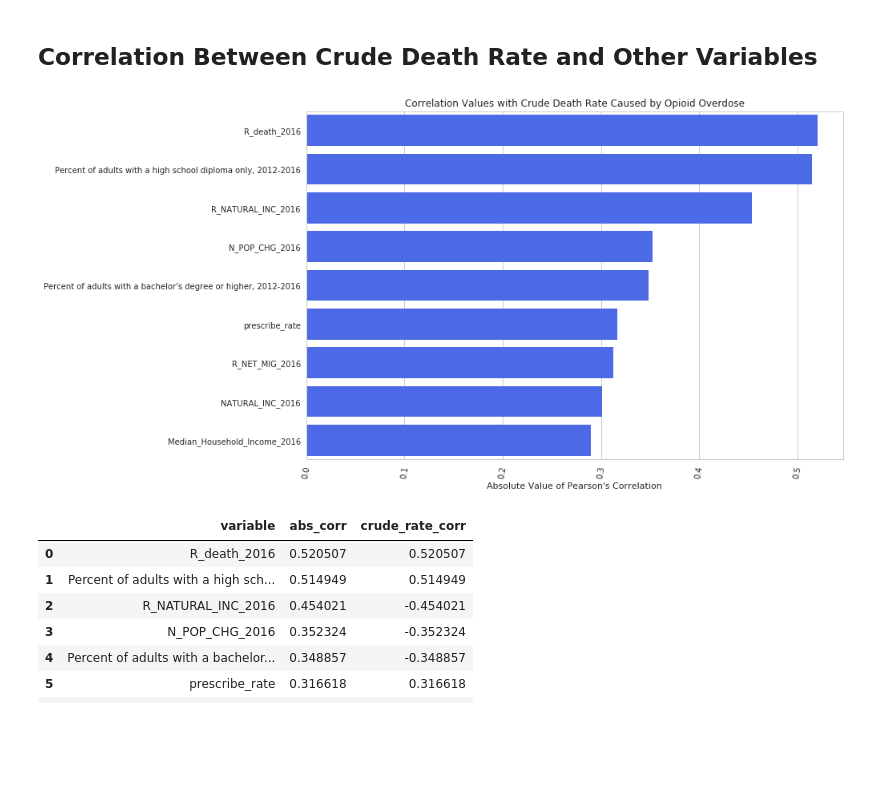
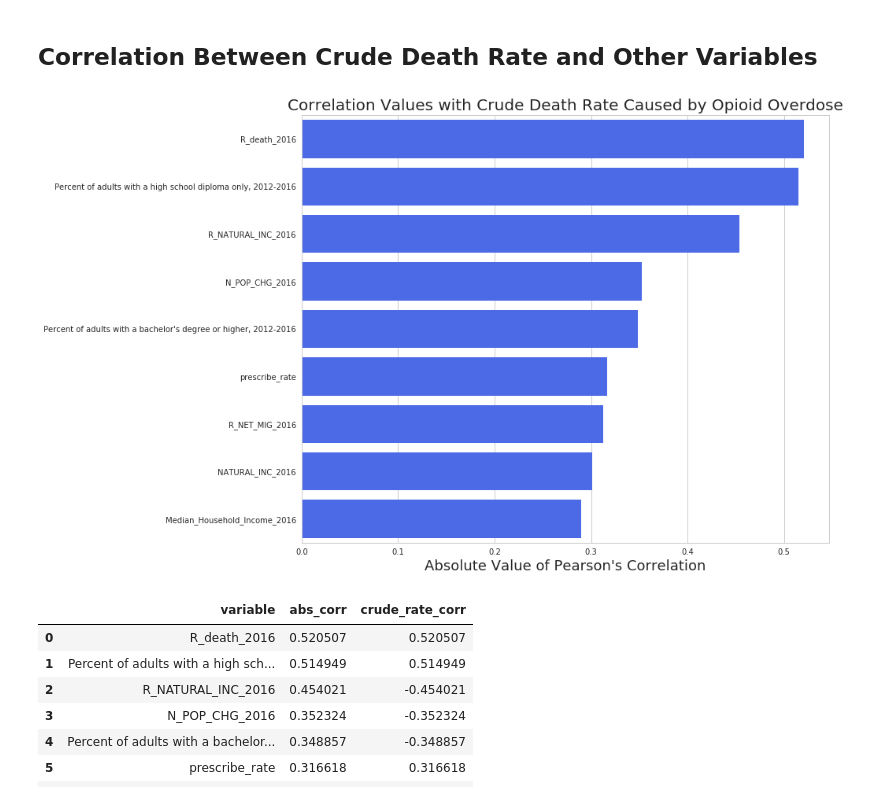
Before and after one commit to danielhanbitlee/Springboard, a Jupyter notebook: capstone_project/data_storytelling.ipynb, the cells around one changed output. Cells and saved outputs as stored; diff of their text form; code cells hidden in the pictures; blank space fills up the shorter version.

```diff
--- a/capstone_project/data_storytelling.ipynb
+++ b/capstone_project/data_storytelling.ipynb
@@ -274,7 +274,7 @@ merged_filtered = merged_noCI.loc[:, ['fips_code', 'population', 'crude_rate', '
 ### Distribution of County's Crude Death Rate Caused By Opioid Overdose 2016
 # %%
 # resize figures
-plt.rcParams['figure.figsize'] = [12, 8]
+plt.rcParams['figure.figsize'] = [12, 10]
 
 # Cut the window in 2 parts
 f, (ax_box, ax_hist) = plt.subplots(2, sharex=True, gridspec_kw={"height_ratios": (.15, .85)})
@@ -282,10 +282,11 @@ f, (ax_box, ax_hist) = plt.subplots(2, sharex=True, gridspec_kw={"height_ratios"
 # Add a graph in each part
 sns.boxplot(merged_filtered['crude_rate'], ax=ax_box)
 sns.distplot(merged_filtered['crude_rate'], ax=ax_hist)
-plt.ylabel('Rate of Death Per 100,000 People')
+plt.ylabel('Density', fontsize = 20)
+plt.xlabel('Crude Rate of Death per 100,000 People', fontsize = 20)
 
 # Remove x axis name for the boxplot
-ax_box.set(xlabel='')
-ax_box.set(title = "Density Plot, Histogram, and Boxplot of County's Crude Death Rate Caused By Opioid Addiction")
+ax_box.set_xlabel('')
+ax_box.set_title("Density Plot, Histogram, and Boxplot of County's Crude Death Rate Caused By Opioid Addiction", fontsize = 25)
 plt.show()
 # %% [output]
@@ -341,13 +342,12 @@ crude_corr_df.columns = ['variable', 'abs_corr', 'crude_rate_corr']
 # %%
 # barplot of nine highest correlation values when calculating correlation with crude rate of death
 sns.barplot(x = 'abs_corr', y = 'variable', data = crude_corr_df[:9], color = '#335AFF')
-plt.xticks(rotation = 80)
-plt.title('Correlation Values with Crude Death Rate Caused by Opioid Overdose')
+plt.title('Correlation Values with Crude Death Rate Caused by Opioid Overdose', fontsize = 20)
 plt.ylabel('')
-plt.xlabel('Absolute Value of Pearson\'s Correlation')
+plt.xlabel('Absolute Value of Pearson\'s Correlation', fontsize = 18)
 plt.show()
 # %% [output]
-[figure, old version]
+[figure, new version]
 # %%
 crude_corr_df[:9]
 # %% [output]
```
Also changed, not shown: parts of 5 cells of this notebook.
